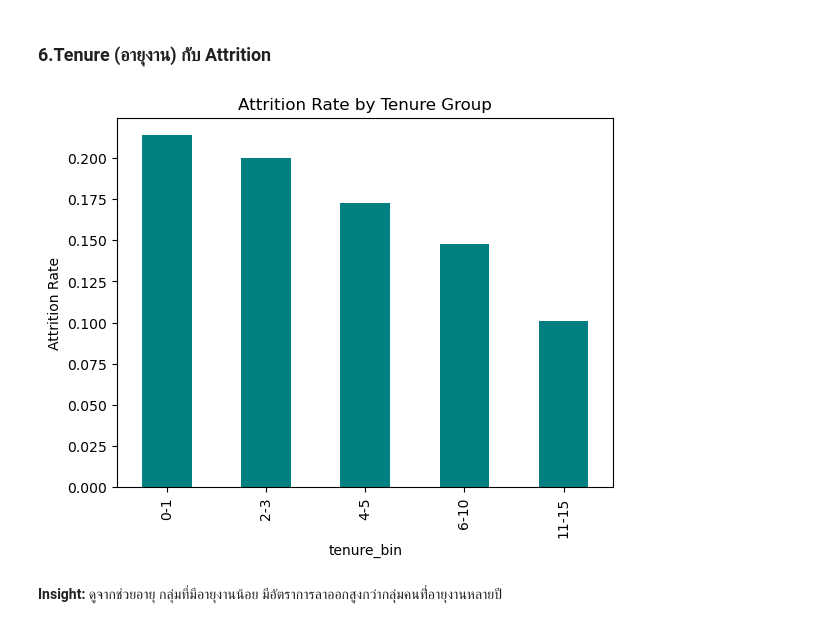
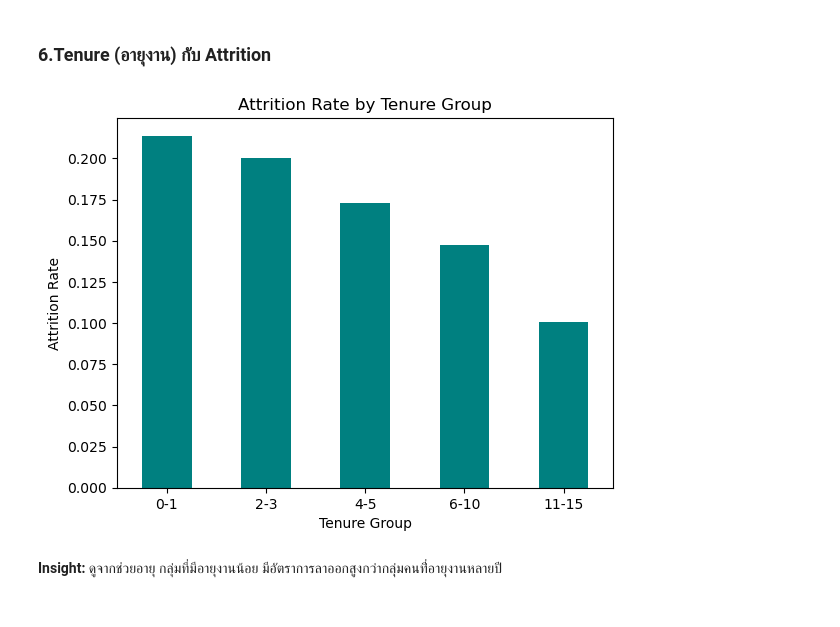
Before and after one commit to fenfics/Employee-Attrition-Prediction, a Jupyter notebook: notebooks/02_data_visualization.ipynb, the cells around one changed output. Cells and saved outputs as stored; diff of their text form; code cells hidden in the pictures.

```diff
--- a/notebooks/02_data_visualization.ipynb
+++ b/notebooks/02_data_visualization.ipynb
@@ -102,11 +116,13 @@ plt.show()
 # %%
 df['tenure_bin'] = pd.cut(df['tenure_years'], bins=[0,1,3,5,10,15],labels=['0-1','2-3','4-5','6-10','11-15'])
 df.groupby(df['tenure_bin'], observed=True)['attrition'].mean().plot(kind='bar', color='teal')
 plt.title("Attrition Rate by Tenure Group")
+plt.xlabel("Tenure Group")
 plt.ylabel("Attrition Rate")
+plt.xticks(rotation=0)
 plt.show()
 # %% [output]
-[figure, old version]
+[figure, new version]
 # %% [markdown]
 **Insight:** ดูจากช่วยอายุ กลุ่มที่มีอายุงานน้อย มีอัตราการลาออกสูงกว่ากลุ่มคนที่่อายุงานหลายปี
 # %% [markdown]
```
Also changed, not shown: parts of 9 cells of this notebook.
